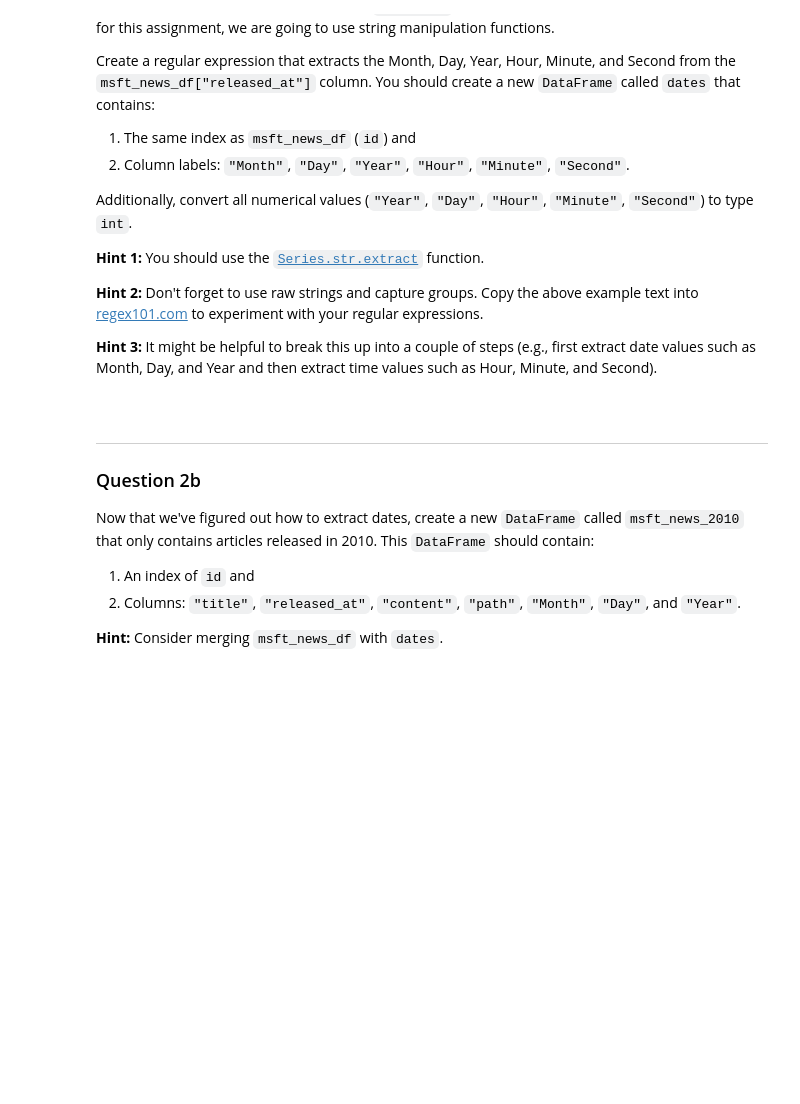
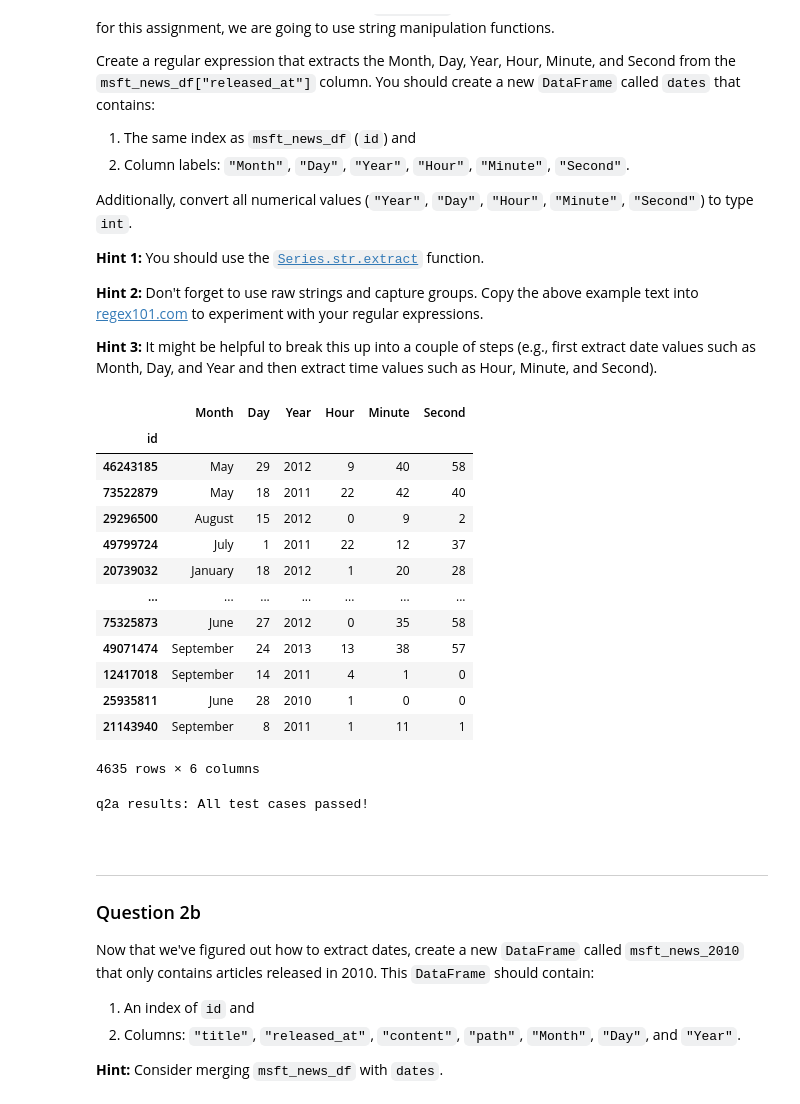
Before and after one commit to YeHuodeShenMing/DS-100, a Jupyter notebook: hw/hw03/hw03.ipynb, the cells around one changed output. Cells and saved outputs as stored; diff of their text form; code cells hidden in the pictures; blank space fills up the shorter version.

```diff
--- a/hw/hw03/hw03.ipynb
+++ b/hw/hw03/hw03.ipynb
@@ -216,10 +233,29 @@ Additionally, convert all numerical values (`"Year"`, `"Day"`, `"Hour"`, `"Minut
 # %%
 msft_released = msft_news_df['released_at'].str.extract(r'<date>(\w{3,9}) (\d{1,2}) (\d{4})<\/date> <time>(\d{2}):(\d{2}):(\d{2})<\/time>')
 dates = msft_released.rename(columns={0 : 'Month', 2 : 'Year', 1 : 'Day', 3 : 'Hour', 4 : 'Minute', 5 : 'Second'})
-dates.iloc[:, 1:] = dates.iloc[:, 1:].astype(int)
+
+dates[['Day', 'Year', 'Hour', 'Minute', 'Second']] = dates[['Day', 'Year', 'Hour', 'Minute', 'Second']].astype(int)
+
 dates
+# %% [output]
+|  | Month | Day | Year | Hour | Minute | Second |
+| id |  |  |  |  |  |  |
+| 46243185 | May | 29 | 2012 | 9 | 40 | 58 |
+| 73522879 | May | 18 | 2011 | 22 | 42 | 40 |
+| 29296500 | August | 15 | 2012 | 0 | 9 | 2 |
+| 49799724 | July | 1 | 2011 | 22 | 12 | 37 |
+| 20739032 | January | 18 | 2012 | 1 | 20 | 28 |
+| ... | ... | ... | ... | ... | ... | ... |
+| 75325873 | June | 27 | 2012 | 0 | 35 | 58 |
+| 49071474 | September | 24 | 2013 | 13 | 38 | 57 |
+| 12417018 | September | 14 | 2011 | 4 | 1 | 0 |
+| 25935811 | June | 28 | 2010 | 1 | 0 | 0 |
+| 21143940 | September | 8 | 2011 | 1 | 11 | 1 |
+4635 rows × 6 columns
 # %%
-# grader.check("q2a")  算过了
+grader.check("q2a")  #算过了
+# %% [output]
+q2a results: All test cases passed!
 # %% [markdown]
 <br>
 
```
Also changed, not shown: parts of 28 cells of this notebook, 3 other files.
